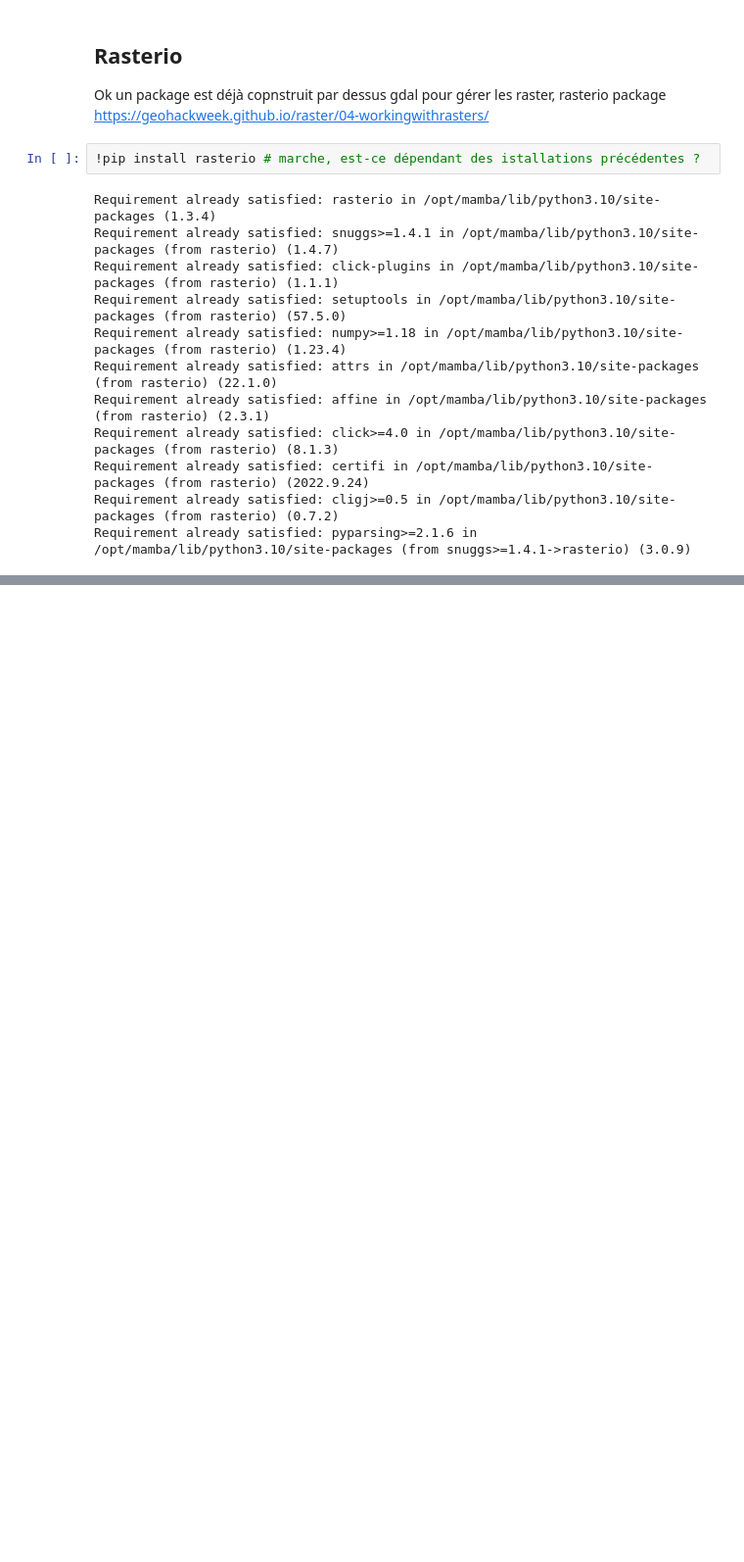
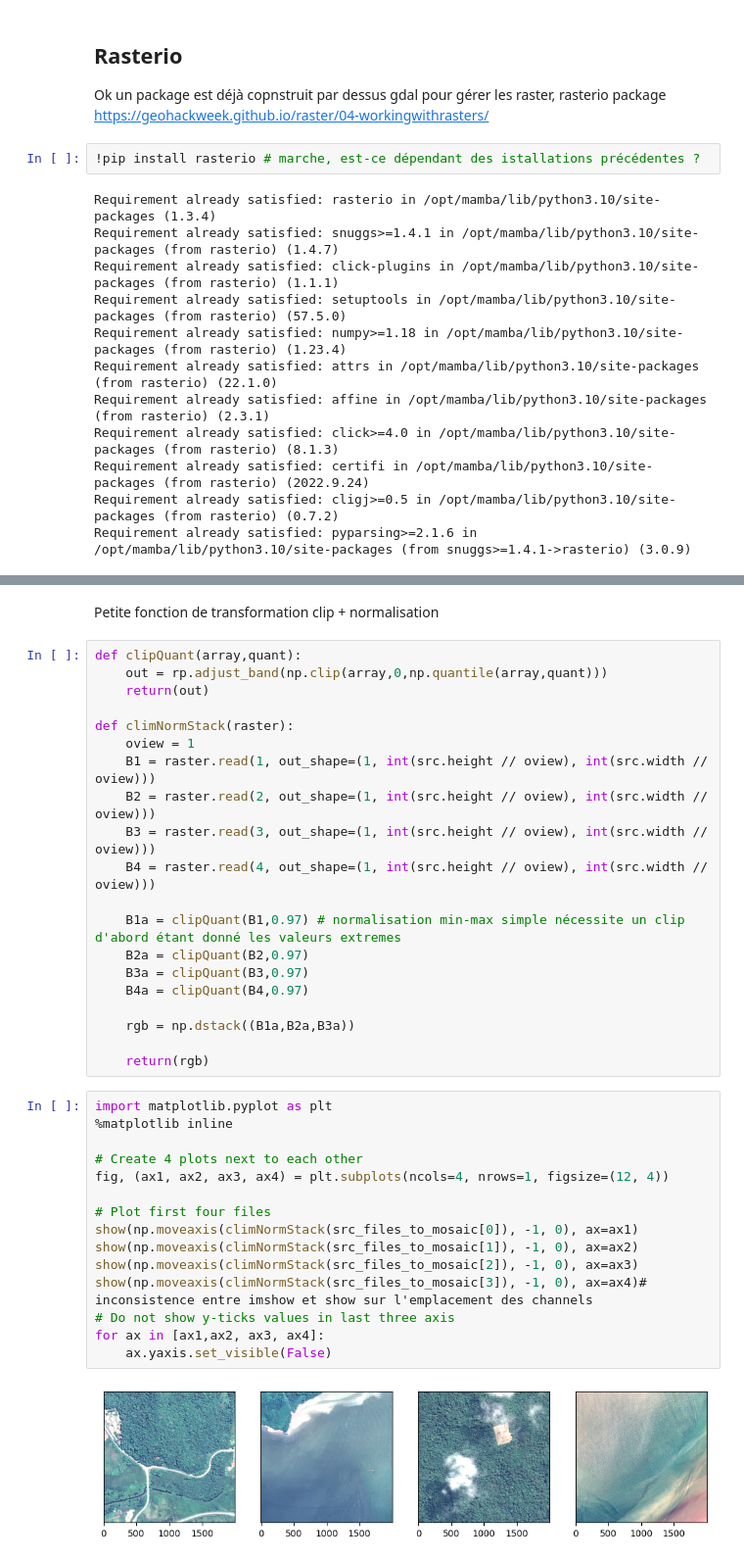
Before and after one commit to clement2323/donnees_satellites, a Jupyter notebook: exploration_donnees_pleiades.ipynb, the cells around one changed output, grey strips where cells are left out. Shown at 98% size. Drawn from its saved outputs; the diff is of its cells as text; blank space fills up the shorter version.

```diff
--- a/exploration_donnees_pleiades.ipynb
+++ b/exploration_donnees_pleiades.ipynb
@@ -185,0 +255,39 @@ Text(0, 0.5, 'Pixels Lignes')
+# %% [markdown]
+Petite fonction de transformation clip + normalisation
+# %%
+def clipQuant(array,quant):
+    out = rp.adjust_band(np.clip(array,0,np.quantile(array,quant)))
+    return(out)
+
+def climNormStack(raster):
+    oview = 1
+    B1 = raster.read(1, out_shape=(1, int(src.height // oview), int(src.width // oview)))
+    B2 = raster.read(2, out_shape=(1, int(src.height // oview), int(src.width // oview)))
+    B3 = raster.read(3, out_shape=(1, int(src.height // oview), int(src.width // oview)))
+    B4 = raster.read(4, out_shape=(1, int(src.height // oview), int(src.width // oview)))
+
+    B1a = clipQuant(B1,0.97) # normalisation min-max simple nécessite un clip d'abord étant donné les valeurs extremes
+    B2a = clipQuant(B2,0.97)
+    B3a = clipQuant(B3,0.97)
+    B4a = clipQuant(B4,0.97)
+
+    rgb = np.dstack((B1a,B2a,B3a))
+
+    return(rgb)
+# %%
+import matplotlib.pyplot as plt
+%matplotlib inline
+
+# Create 4 plots next to each other
+fig, (ax1, ax2, ax3, ax4) = plt.subplots(ncols=4, nrows=1, figsize=(12, 4))
+
+# Plot first four files
+show(np.moveaxis(climNormStack(src_files_to_mosaic[0]), -1, 0), ax=ax1)
+show(np.moveaxis(climNormStack(src_files_to_mosaic[1]), -1, 0), ax=ax2)
+show(np.moveaxis(climNormStack(src_files_to_mosaic[2]), -1, 0), ax=ax3)
+show(np.moveaxis(climNormStack(src_files_to_mosaic[3]), -1, 0), ax=ax4)# inconsistence entre imshow et show sur l'emplacement des channels
+# Do not show y-ticks values in last three axis
+for ax in [ax1,ax2, ax3, ax4]:
+    ax.yaxis.set_visible(False)
+# %% [output]
+[figure, added]
```
Also changed, not shown: parts of 31 cells of this notebook.
